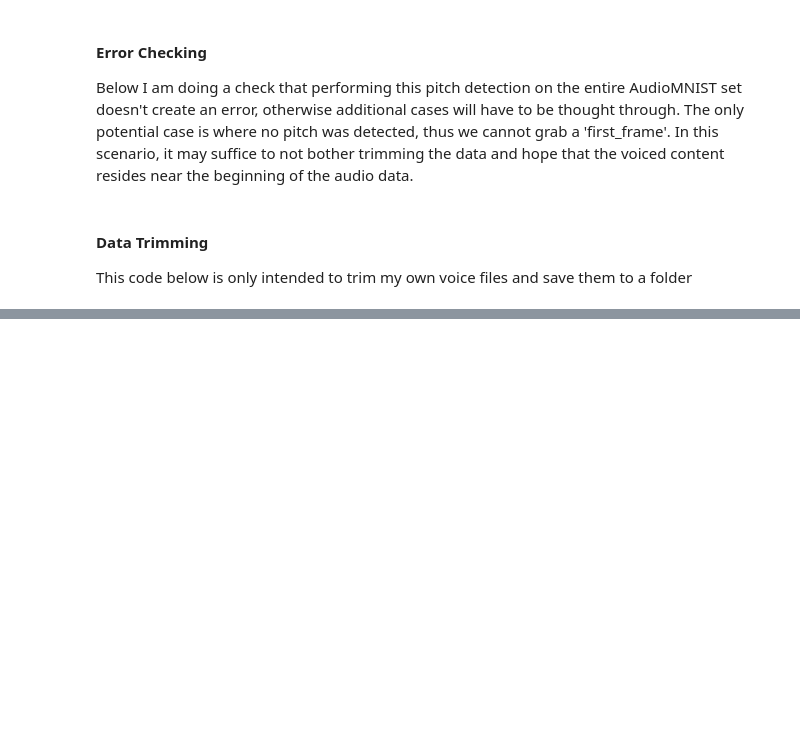
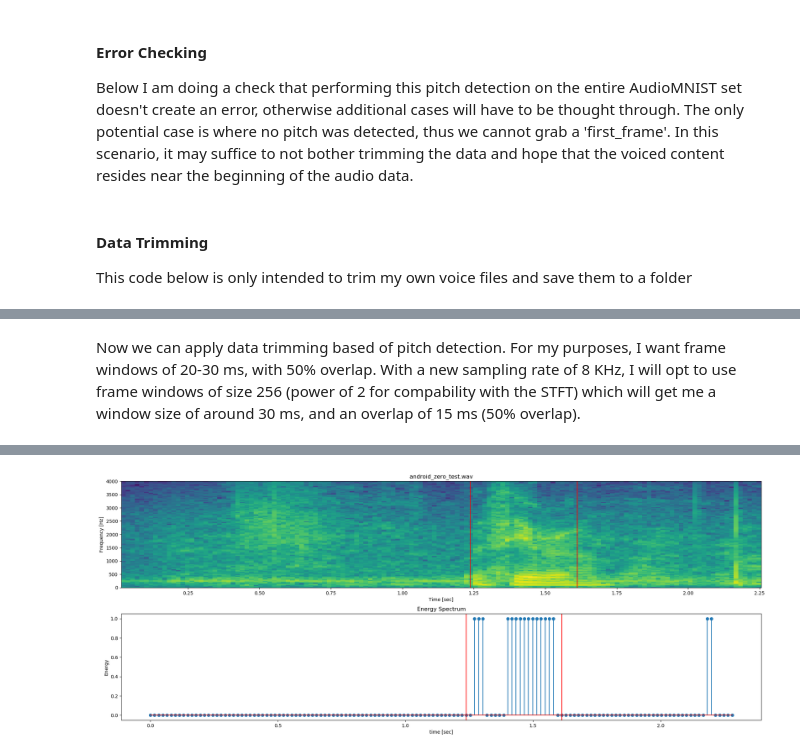
Before and after one commit to jorgejc2/MusicClassification, a Jupyter notebook: SimplePitchDetection.ipynb, the cells around one changed output, grey strips where cells are left out. Drawn from its saved outputs; the diff is of its cells as text; code cells hidden in the pictures; blank space fills up the shorter version.

Commit message:
updated pitch detection to incorporate downsampling. need to update parameters and retrain CC

```diff
--- a/SimplePitchDetection.ipynb
+++ b/SimplePitchDetection.ipynb
@@ -257,0 +303,5 @@ Audio(trimmed_file_data[500][0], rate=Fs)
+# %%
+song_file = 'android_zero_test.wav'
+Fs, data = read(song_file)
+print("Sampling Rate: {}".format(Fs))
+Audio(data, rate=Fs)
@@ -257,0 +328,71 @@ Audio(trimmed_file_data[500][0], rate=Fs)
+# %% [markdown]
+Now we can apply data trimming based of pitch detection. For my purposes, I want frame windows of 20-30 ms, with 50% overlap. With a new sampling rate of 8 KHz, I will opt to use frame windows of size 256 (power of 2 for compability with the STFT) which will get me a window size of around 30 ms, and an overlap of 15 ms (50% overlap).
+# %%
+FRAME_SIZE = 256
+curr_dir = os.getcwd() + '/' + 'AudioMNIST/data'
+# 100e4 for AudioMNIST data set
+# for android tablet
+THRESHOLD = 200e5 # must be tuned
+FRAME_SETBACK = 2 # number of frames to prepend before first frame with significant energy content above the threshold
+
+NUM_ROWS = int((256 / 2) + 1)
+NUM_COLS = 24 # total number of frames to leave in trimmed audio data
+# %%
+num_samples = len(filtered_sig)
+print("len of data: {}".format(num_samples))
+
+noverlap = int(FRAME_SIZE / 2)
+step = FRAME_SIZE - noverlap
+numFrames = ceil(num_samples / step)
+while ((numFrames - 1)*step + (FRAME_SIZE - 1) >= num_samples):
+    numFrames -= 1
+
+framesVoiced = np.zeros(numFrames)
+t = np.linspace(0, len(filtered_sig)/new_Fs, numFrames)
+
+print("Num frames: {}".format(numFrames))
+
+for i in range(numFrames):
+    frame = filtered_sig[i * step : (i + 1) * step]
+    framesVoiced[i] = ece420ProcessFrame(soundDataToInt16(frame), threshold=THRESHOLD)
+
+print("Sampling rate of: {}".format(new_Fs))
+
+# conducting a STFT of the filtered_sig with the same frame size to show a comparision of the visualized sound and its energy spectrum
+f, t_stft, result = signal.stft(filtered_sig, fs=new_Fs, window='hann', nperseg=FRAME_SIZE, nfft=FRAME_SIZE, noverlap=None, detrend=False, return_onesided=True, boundary=None, padded=False, axis=-1, scaling='psd')
+result = 20*np.log10(np.abs(result))
+
+print("Shape of STFT: {}".format(result.shape))
+print("Number of Energy Spectrum Frames: {}".format(numFrames))
+print("Len f: {}".format(len(f)))
+print("Len t_stft: {}".format(len(t_stft)))
+
+# getting first frame that meets the threshold
+first_idx = np.argwhere(framesVoiced > 0.5)[0][0] - FRAME_SETBACK
+first_idx_t = t[first_idx]
+last_idx = first_idx + NUM_COLS - 1
+last_idx_t = t[last_idx]
+print("First idx {} at time {}".format(first_idx, first_idx_t))
+print("Last idx {} at time {}".format(last_idx, last_idx_t))
+
+fig = plt.figure(figsize=(20,8))
+plt.subplot(211)
+plt.pcolormesh(t_stft, f, result)
+plt.title(song_file)
+plt.axis('tight')
+plt.xlabel("Time [sec]")
+plt.ylabel("Frequency [Hz]")
+plt.axvline(x=first_idx_t, color='red')
+plt.axvline(x=last_idx_t, color='red')
+# plt.colorbar(format="%+2.f dB") # uncomment to interpret dB content, but leave out for side by side comparison
+
+plt.subplot(212)
+plt.stem(t, framesVoiced)
+plt.title("Energy Spectrum")
+plt.xlabel("time [sec]")
+plt.ylabel("Energy")
+plt.axvline(x=first_idx_t, color='red')
+plt.axvline(x=last_idx_t, color='red')
+
+fig.tight_layout(pad=1.0)
+# %% [output]
@@ -257,0 +408 @@ Audio(trimmed_file_data[500][0], rate=Fs)
+[figure, added]
```
Also changed, not shown: parts of 8 cells of this notebook, 2 other files.
